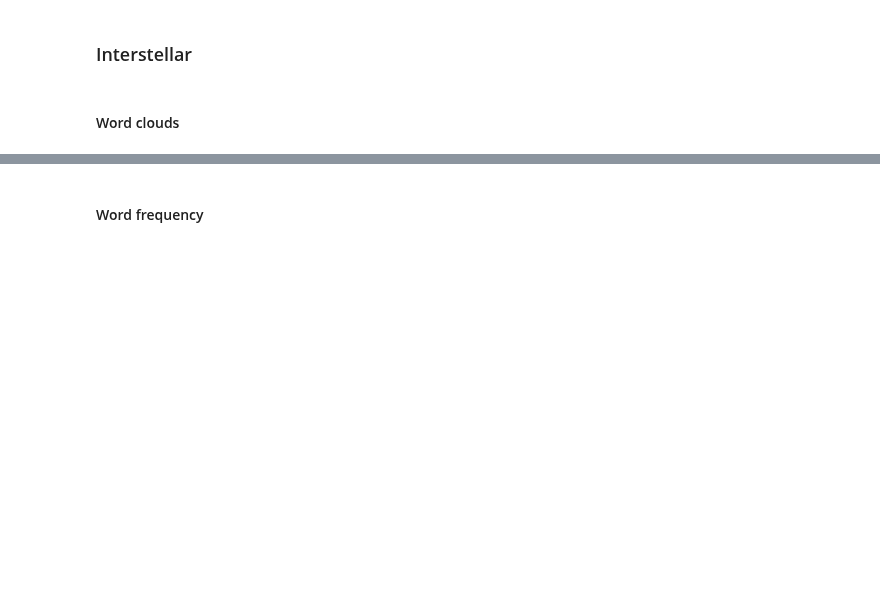
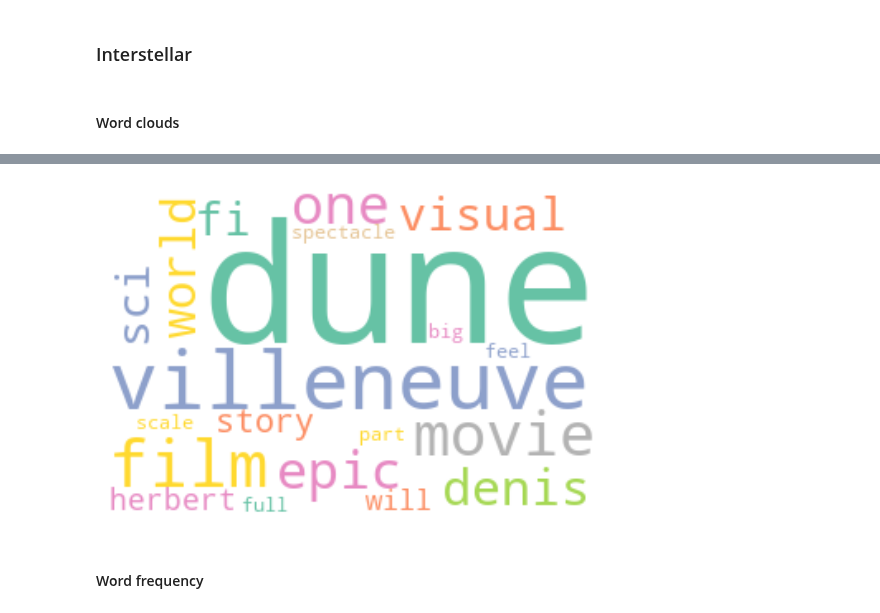
Before and after one commit to dominikpegler/computational-social-sciences, a Jupyter notebook: assignments/Assignment 1 - Analysis of movie reviews.ipynb, the cells around one changed output, grey strips where cells are left out. Saved outputs shown, nothing was run; the diff lists cells and outputs as text; code cells hidden in the pictures; blank space fills up the shorter version.

```diff
--- a/assignments/Assignment 1 - Analysis of movie reviews.ipynb
+++ b/assignments/Assignment 1 - Analysis of movie reviews.ipynb
@@ -134,5 +134,6 @@ Wall time: 14.6 ms
 ### Interstellar
 # %%
 df_interstellar = pd.json_normalize(data["interstellar_2014"])
+df_dune = pd.json_normalize(data["dune_2021"])
 # %% [markdown]
 #### Word clouds
@@ -143,3 +173,36 @@ df_interstellar = pd.json_normalize(data["interstellar_2014"])
+# %%
+df = df_dune
+
+# One long string
+word_string = " ".join(list(df.quotes))
+word_string = word_string.lower()
+word_string = contractions.fix(word_string)
+word_string = re.sub(",|\.|--|!|\?|:|\"|\(|\)|\[|\]|\s-\s|/|'s|'", " ", word_string)
+
+from wordcloud import WordCloud
+
+## we also have to import matplotlib for visualization
+import matplotlib.pyplot as plt
+
+
+## here we set the parameters for wordcloud function
+wordcloud = WordCloud(
+    collocations=False,
+    max_font_size=100,
+    width=300,
+    height=200,
+    colormap="Set2",
+    max_words=20,
+    background_color="white",
+).generate(word_string)
+
+## these are matplot lib commants to show the image, and save as a figure (see it appear in the files manu on the left)
+plt.imshow(wordcloud, interpolation="bilinear")
+plt.axis("off")
+plt.savefig("wordcloud_apple.png")
+plt.show()
+# %% [output]
+[figure, added]
 # %% [markdown]
 #### Word frequency
 # %%
```
Also changed, not shown: parts of 6 cells of this notebook, 1 other file.
